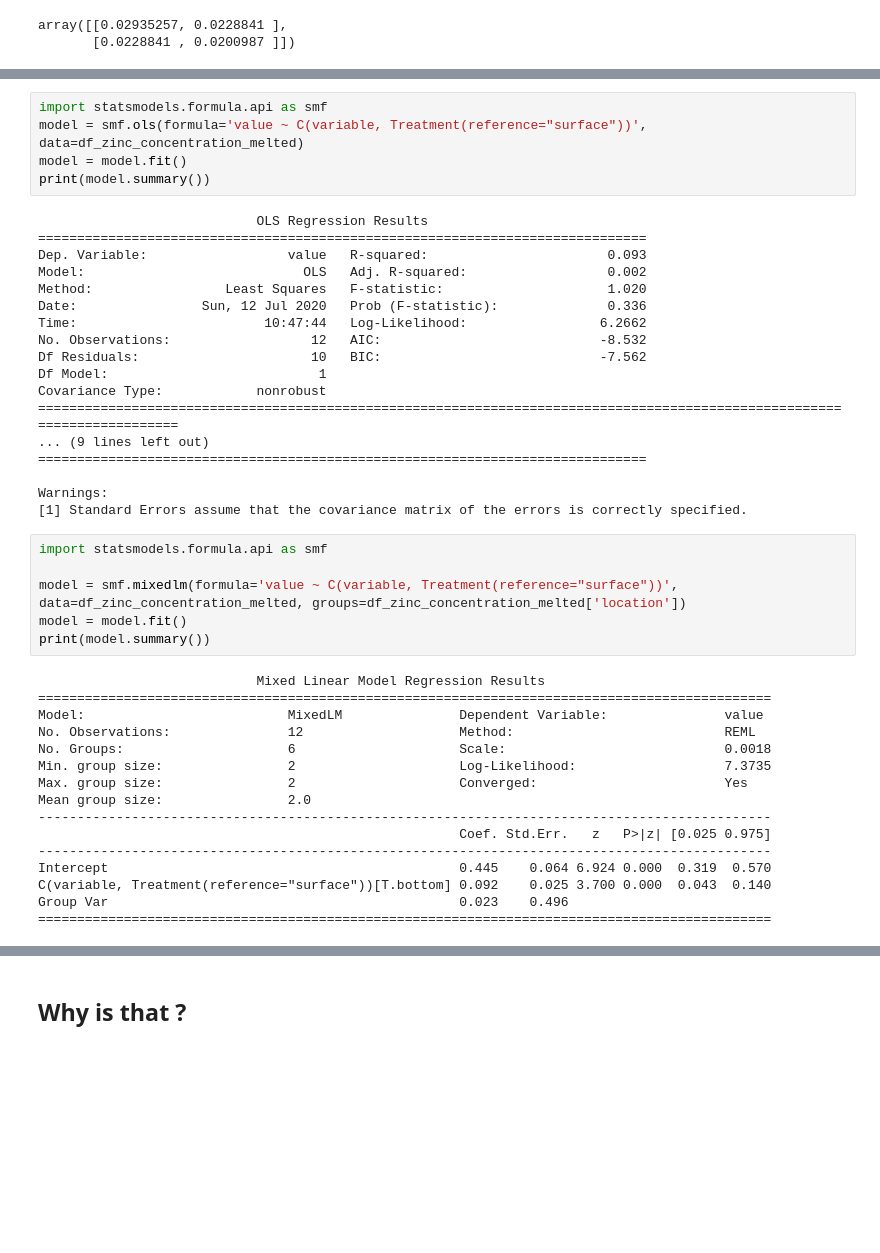
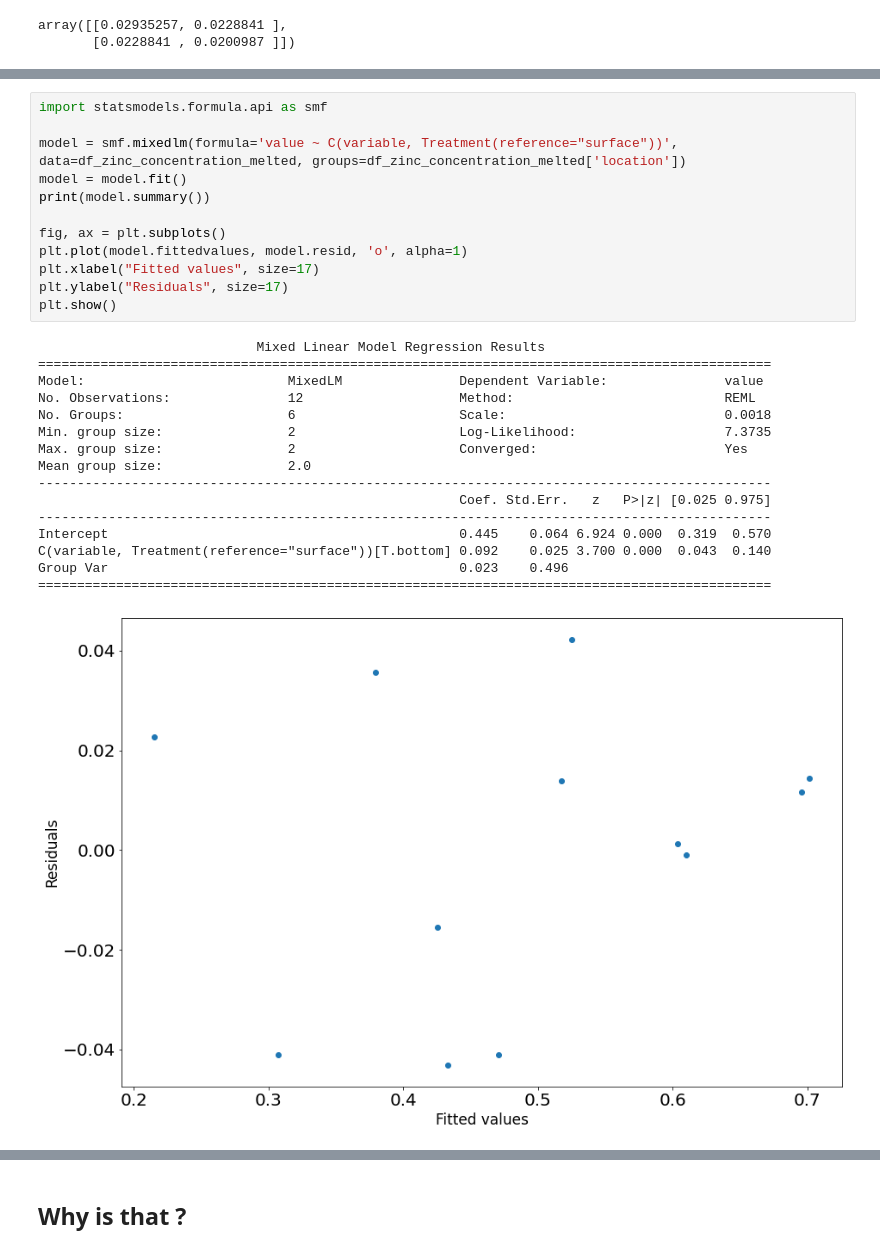
Before and after one commit to diegompin/lectures_network_medicine, a Jupyter notebook: notebooks/Lecture_CorrelatedData.ipynb, the cells around one changed output, grey strips where cells are left out. Cells and saved outputs as stored; diff of their text form; blank space fills up the shorter version.

```diff
--- a/notebooks/Lecture_CorrelatedData.ipynb
+++ b/notebooks/Lecture_CorrelatedData.ipynb
@@ -196,48 +233,32 @@ array([[0.02935257, 0.0228841 ],
 # %%
 import statsmodels.formula.api as smf
-model = smf.ols(formula='value ~ C(variable, Treatment(reference="surface"))', data=df_zinc_concentration_melted)
+
+model = smf.mixedlm(formula='value ~ C(variable, Treatment(reference="surface"))', data=df_zinc_concentration_melted, groups=df_zinc_concentration_melted['location'])
 model = model.fit()
 print(model.summary())
+
+fig, ax = plt.subplots()
+plt.plot(model.fittedvalues, model.resid, 'o', alpha=1)
+plt.xlabel("Fitted values", size=17)
+plt.ylabel("Residuals", size=17)
+plt.show()
 # %% [output]
-                            OLS Regression Results
-==============================================================================
-Dep. Variable:                  value   R-squared:                       0.093
-Model:                            OLS   Adj. R-squared:                  0.002
-Method:                 Least Squares   F-statistic:                     1.020
-Date:                Sun, 12 Jul 2020   Prob (F-statistic):              0.336
-Time:                        10:47:44   Log-Likelihood:                 6.2662
-No. Observations:                  12   AIC:                            -8.532
-Df Residuals:                      10   BIC:                            -7.562
-Df Model:                           1
-Covariance Type:            nonrobust
-=========================================================================================================================
-... (9 lines left out)
-==============================================================================
-
-Warnings:
-[1] Standard Errors assume that the covariance matrix of the errors is correctly specified.
+                            Mixed Linear Model Regression Results
+==============================================================================================
+Model:                          MixedLM               Dependent Variable:               value
+No. Observations:               12                    Method:                           REML
+No. Groups:                     6                     Scale:                            0.0018
+Min. group size:                2                     Log-Likelihood:                   7.3735
+Max. group size:                2                     Converged:                        Yes
+Mean group size:                2.0
+----------------------------------------------------------------------------------------------
+                                                      Coef. Std.Err.   z   P>|z| [0.025 0.975]
+----------------------------------------------------------------------------------------------
+Intercept                                             0.445    0.064 6.924 0.000  0.319  0.570
+C(variable, Treatment(reference="surface"))[T.bottom] 0.092    0.025 3.700 0.000  0.043  0.140
+Group Var                                             0.023    0.496
+==============================================================================================
+[figure, added]
-# %%
-import statsmodels.formula.api as smf
-
-model = smf.mixedlm(formula='value ~ C(variable, Treatment(reference="surface"))', data=df_zinc_concentration_melted, groups=df_zinc_concentration_melted['location'])
-model = model.fit()
-print(model.summary())
-# %% [output]
-                            Mixed Linear Model Regression Results
-==============================================================================================
-Model:                          MixedLM               Dependent Variable:               value
-No. Observations:               12                    Method:                           REML
-No. Groups:                     6                     Scale:                            0.0018
-Min. group size:                2                     Log-Likelihood:                   7.3735
-Max. group size:                2                     Converged:                        Yes
-Mean group size:                2.0
-----------------------------------------------------------------------------------------------
-                                                      Coef. Std.Err.   z   P>|z| [0.025 0.975]
-----------------------------------------------------------------------------------------------
-Intercept                                             0.445    0.064 6.924 0.000  0.319  0.570
-C(variable, Treatment(reference="surface"))[T.bottom] 0.092    0.025 3.700 0.000  0.043  0.140
-Group Var                                             0.023    0.496
-==============================================================================================
 # %%
 from statsmodels.genmod.cov_struct import Exchangeable, Independence, Autoregressive, CovStruct, Nested
 from statsmodels.genmod.families import Gaussian, Binomial, NegativeBinomial
```
Also changed, not shown: parts of 10 cells of this notebook.
